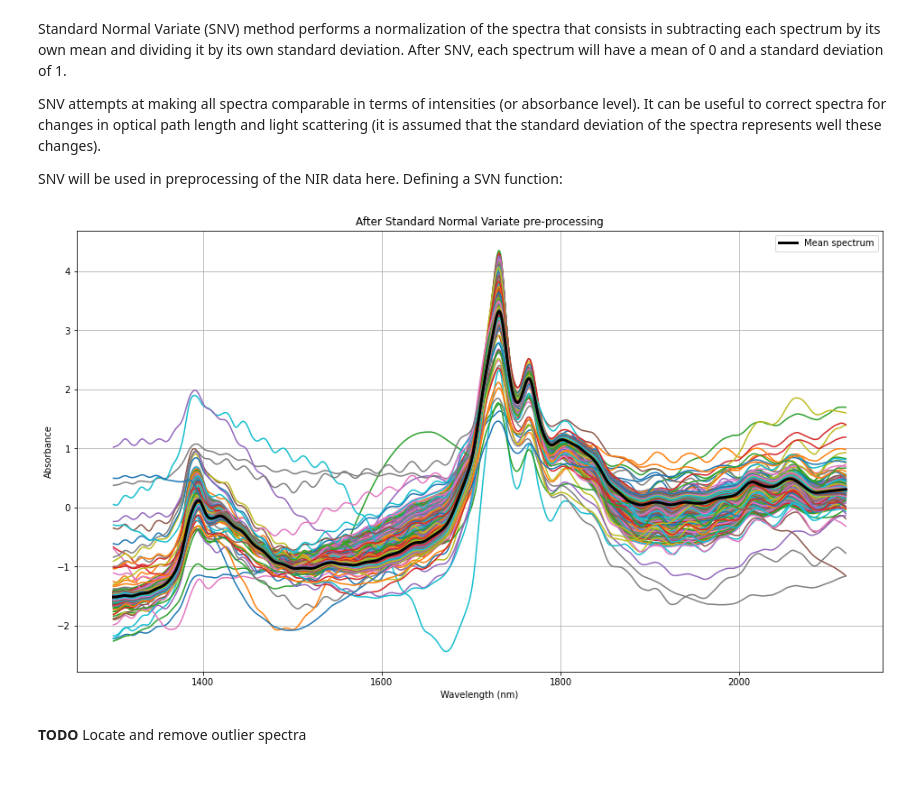
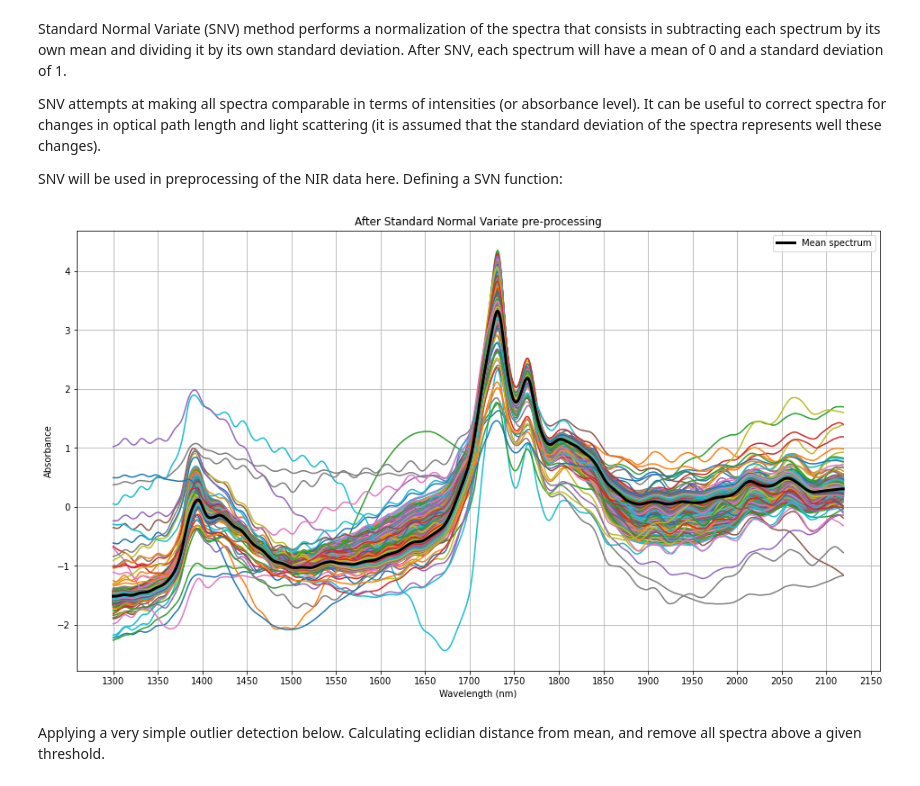
Before and after one commit to bitjungle/OpenData, a Jupyter notebook: bronir2/analysis.ipynb, the cells around one changed output. Cells and saved outputs as stored; diff of their text form; code cells hidden in the pictures.

```diff
--- a/bronir2/analysis.ipynb
+++ b/bronir2/analysis.ipynb
@@ -72,19 +74,17 @@ def snv(X):
     return Xsnv
 # %%
 Xsnv = snv(X)
-Xsvnmean = np.mean(Xsnv, axis=0)                   # Mean spectrum (all data)
+Xsvn_mean = np.mean(Xsnv, axis=0)                   # Mean spectrum (all data)
 plt.figure(figsize=[16, 9])
 for n in range(0, len(Xsnv)):
     plt.plot(wl, Xsnv[n])
-plt.plot(wl, Xsvnmean, color="black", linewidth=3, label="Mean spectrum")
+plt.plot(wl, Xsvn_mean, color="black", linewidth=3, label="Mean spectrum")
 plt.title('After Standard Normal Variate pre-processing')
 plt.xlabel('Wavelength (nm)')
 plt.ylabel('Absorbance')
+plt.xticks([t for t in range(1300, 2200, 50)])
 plt.grid()
 plt.legend()
 plt.show()
 # %% [output]
-[figure, old version]
+[figure, new version]
-# %% [markdown]
-**TODO**
-Locate and remove outlier spectra
@@ -92,0 +91,2 @@ Locate and remove outlier spectra
+# %% [markdown]
+Applying a very simple outlier detection below. Calculating eclidian distance from mean, and remove all spectra above a given threshold.
```
Also changed, not shown: parts of 11 cells of this notebook.
